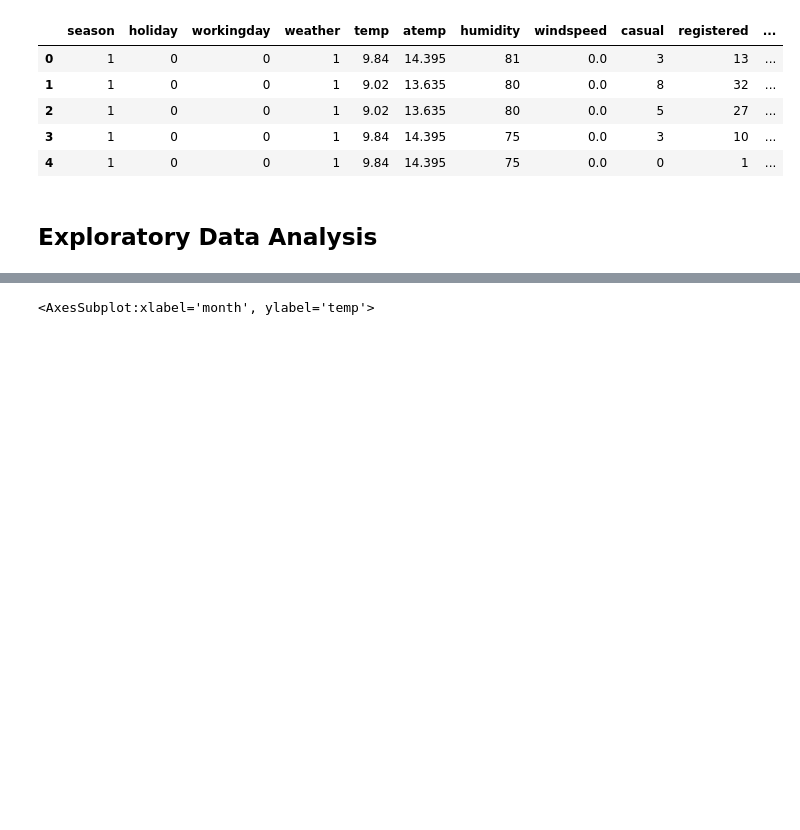
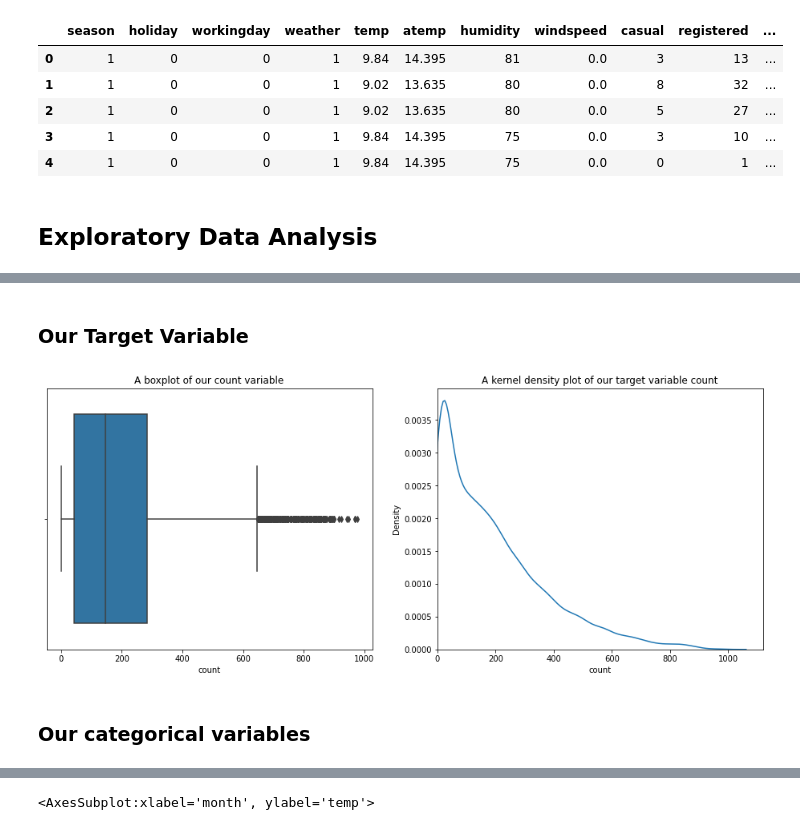
Before and after one commit to hungryfire267/datascience-practice, a Jupyter notebook: bike-sharing-demand/bikeshare.ipynb, the cells around one changed output, grey strips where cells are left out. Cells and saved outputs as stored; diff of their text form; code cells hidden in the pictures; blank space fills up the shorter version.

```diff
--- a/bike-sharing-demand/bikeshare.ipynb
+++ b/bike-sharing-demand/bikeshare.ipynb
@@ -57,7 +58,7 @@ train.describe()
 ### Fixing the datetime column
 # %%
 train["date"] = pd.to_datetime(train['datetime']).dt.date
-train["time"] = pd.to_datetime(train["datetime"]).dt.time
+train["time"] = pd.to_datetime(train["datetime"]).dt.hour
 train["day"] = pd.to_datetime(train["datetime"]).dt.day_name()
 train['day'] = pd.Categorical(train['day'], categories=['Monday', 'Tuesday', 'Wednesday', 'Thursday', 'Friday', 'Saturday', 'Sunday'], ordered=True)
 train["month"] = pd.to_datetime(train["datetime"]).dt.month
@@ -133,0 +125,15 @@ date_count
+# %% [markdown]
+### Our Target Variable
+# %%
+plt.figure(figsize = (16,6))
+plt.subplot(1, 2, 1)
+sns.boxplot(data = train, x = 'count')
+plt.title("A boxplot of our count variable")
+plt.subplot(1, 2, 2)
+sns.kdeplot(data = train, x = 'count').set(xlim = (-0.1, None))
+plt.title("A kernel density plot of our target variable count")
+plt.show()
+# %% [output]
+[figure, added]
+# %% [markdown]
+### Our categorical variables
```
Also changed, not shown: parts of 82 cells of this notebook.
